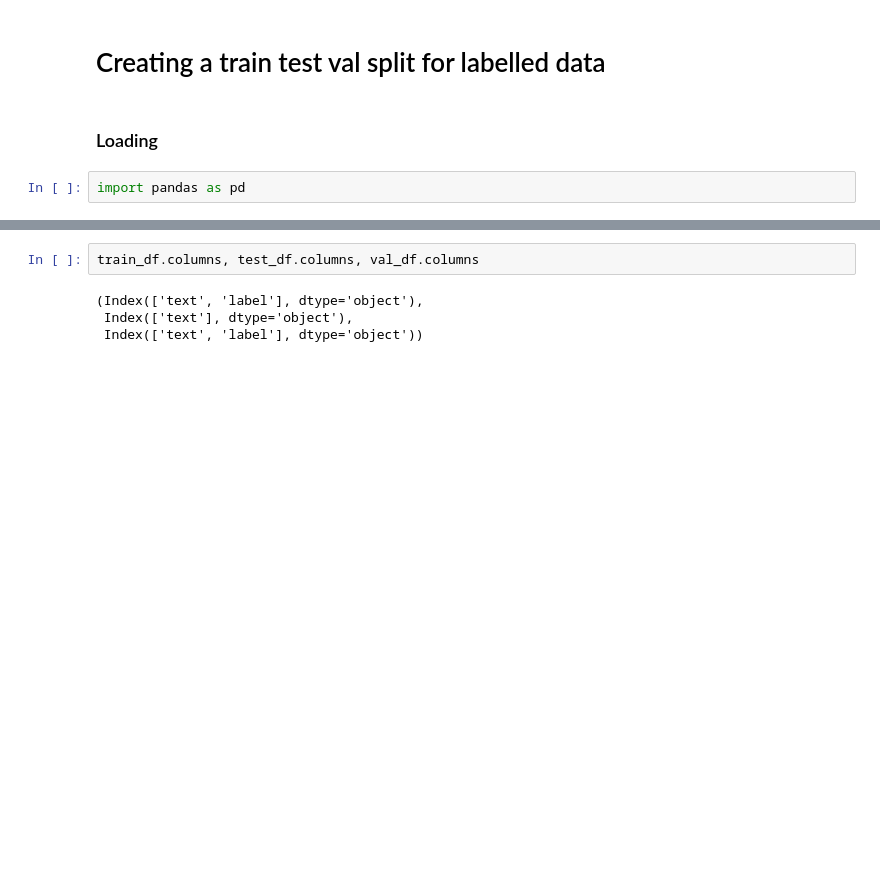
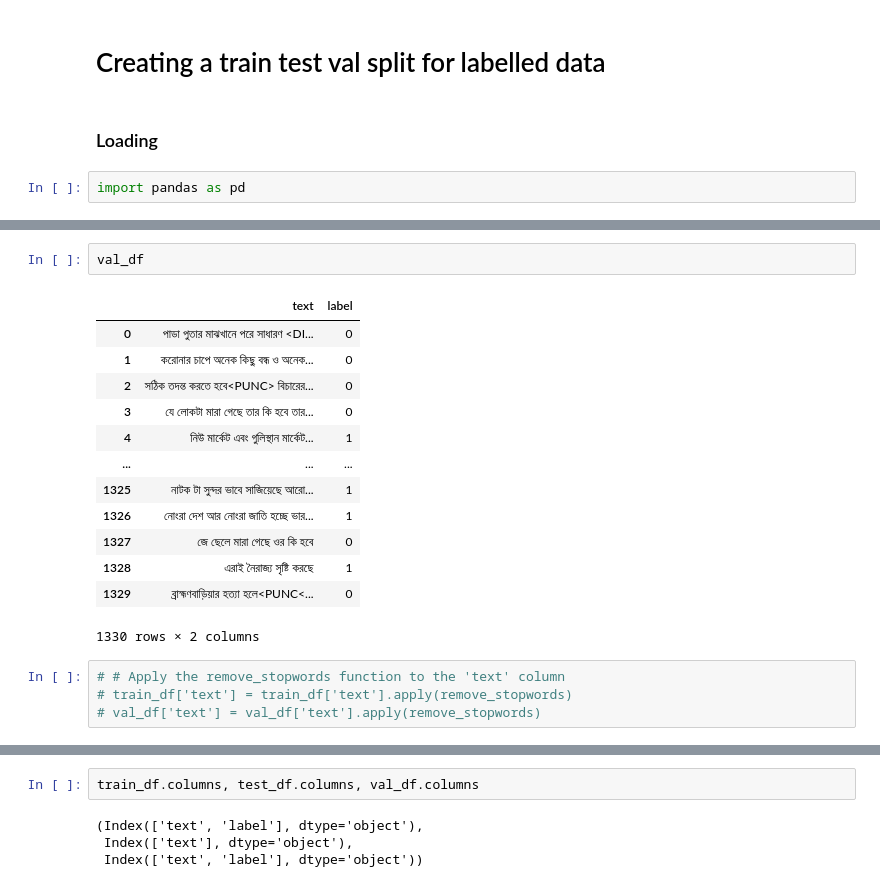
Before and after one commit to tzf101/VITD, a Jupyter notebook: split_task.ipynb, the cells around one changed output, grey strips where cells are left out. Drawn from its saved outputs; the diff is of its cells as text; blank space fills up the shorter version.

```diff
--- a/split_task.ipynb
+++ b/split_task.ipynb
@@ -33,0 +591,20 @@ val_df = pd.read_csv(dataset_path+"dev.csv")
+# %%
+val_df
+# %% [output]
+|  | text | label |
+| 0 | পাডা পুতার মাঝখানে পরে সাধারণ <DI... | 0 |
+| 1 | করোনার চাপে অনেক কিছু বন্ধ ও অনেক... | 0 |
+| 2 | সঠিক তদন্ত করতে হবে<PUNC> বিচারের... | 0 |
+| 3 | যে লোকটা মারা গেছে তার কি হবে তার... | 0 |
+| 4 | নিউ মার্কেট এবং গুলিস্থান মার্কেট... | 1 |
+| ... | ... | ... |
+| 1325 | নাটক টা সুন্দর ভাবে সাজিয়েছে আরো... | 1 |
+| 1326 | নোংরা দেশ আর নোংরা জাতি হচ্ছে ভার... | 1 |
+| 1327 | জে ছেলে মারা গেছে ওর কি হবে | 0 |
+| 1328 | এরাই নৈরাজ্য সৃষ্টি করছে | 1 |
+| 1329 | ব্রাহ্মণবাড়িয়ার হত্যা হলে<PUNC<... | 0 |
+1330 rows × 2 columns
+# %%
+# # Apply the remove_stopwords function to the 'text' column
+# train_df['text'] = train_df['text'].apply(remove_stopwords)
+# val_df['text'] = val_df['text'].apply(remove_stopwords)
```
Also changed, not shown: parts of 13 cells of this notebook.
